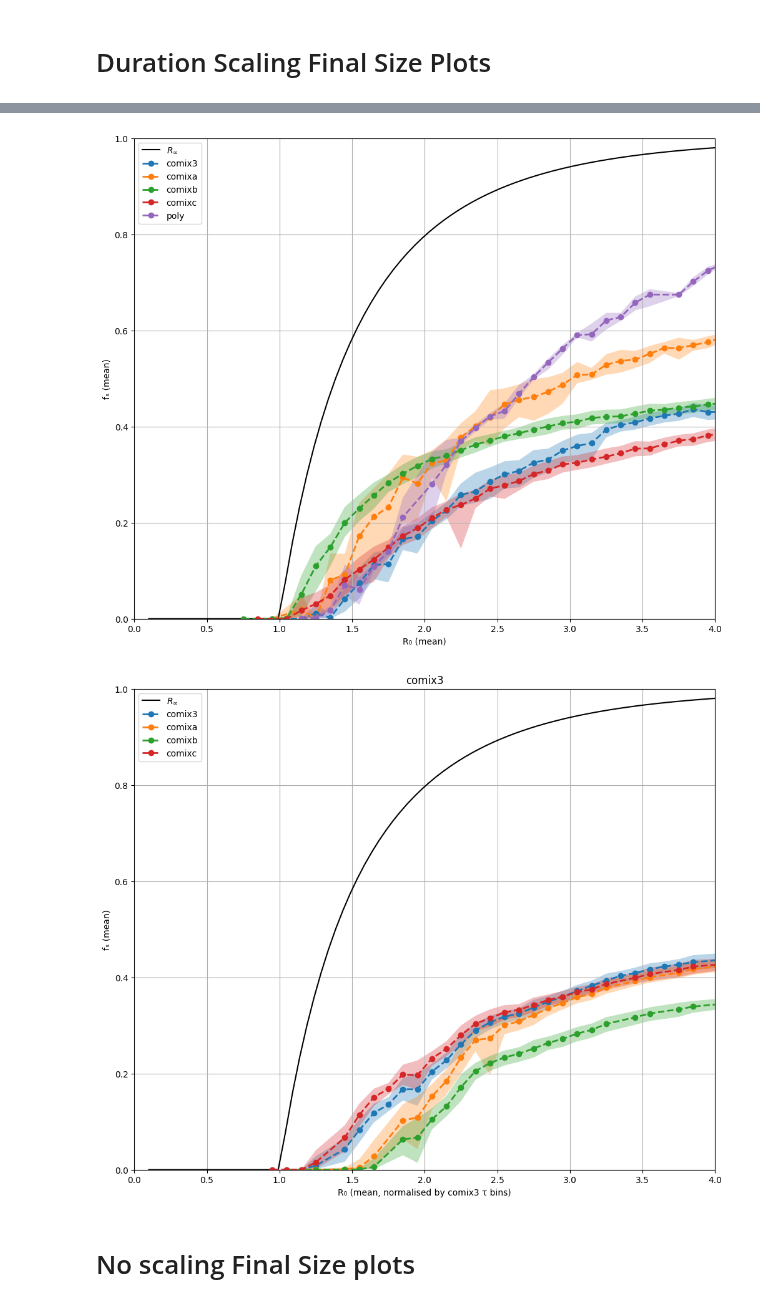
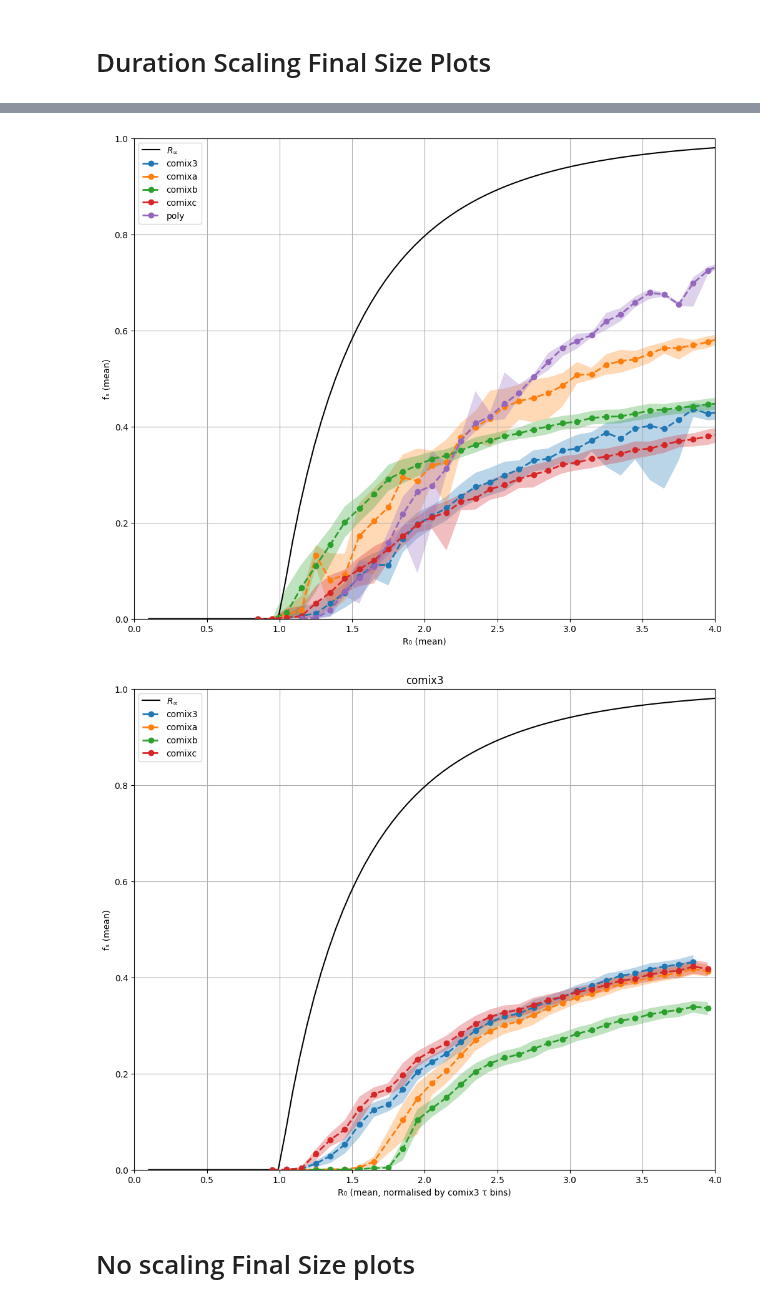
Before and after one commit to LukeMurrayKearney/Data-Driven-Networks-Code, a Jupyter notebook: duration+ages/beta_choices.ipynb, the cells around one changed output, grey strips where cells are left out. Drawn from its saved outputs; the diff is of its cells as text; code cells hidden in the pictures.

```diff
--- a/duration+ages/beta_choices.ipynb
+++ b/duration+ages/beta_choices.ipynb
@@ -338,7 +338,7 @@ Z_vals = final_size_array(R0_vals)
 plt.figure(figsize=(12,10))
 plt.plot(R0_vals, Z_vals, 'k', label=r'$R_\infty$')
 
-bin_edges = np.arange(0, 4.3, 0.1)
+bin_edges = np.arange(0, 4.2, 0.1)
 bin_centers = (bin_edges[:-1] + bin_edges[1:]) / 2
 
 with open(f'seir_sims/together/fs.json', 'r') as f:
@@ -347,14 +347,15 @@ with open(f'seir_sims/together/fs.json', 'r') as f:
 for key in compare.keys():
     fs_vals = [[] for _ in bin_centers]
     taus, r0, r02, r03, fs = compare[key]
-    r03_mean = [np.mean([b for b in a if b>0]) for a in r03 if len(a) > 0]
+    r03_mean = [np.mean([b for b in a if b>0]) if len(a) > 0 else np.nan for a in r03]
 
-    for tau_idx, tau_sim in enumerate([a for a in r03 if len(a) > 0]):
-        for val_idx, _ in enumerate(tau_sim):
-            for bin_idx in range(len(bin_edges) - 1):
-                if bin_edges[bin_idx] <= r03_mean[tau_idx] < bin_edges[bin_idx + 1]:
-                    fs_vals[bin_idx].append(fs[tau_idx][val_idx])
-                    break
+    for tau_idx, tau_sim in enumerate([a for a in r03]):
+        if len(tau_sim) > 0:
+            for val_idx, _ in enumerate(tau_sim):
+                for bin_idx in range(len(bin_edges) - 1):
+                    if bin_edges[bin_idx] <= r03_mean[tau_idx] < bin_edges[bin_idx + 1]:
+                        fs_vals[bin_idx].append(fs[tau_idx][val_idx])
+                        break
     fs_mean = [np.mean(a) if len(a) > 0 else np.nan for a in fs_vals]
     ## remove what did not take off
     fs_vals = [[b for b in a if b > fs_mean[idx]/3] for idx, a in enumerate(fs_vals)]
@@ -408,36 +409,36 @@ for ref_key in ref_keys:
             tau_value = taus[tau_idx]
             for bin_idx, tau_range in enumerate(tau_bins):
                 if np.isnan(tau_range[0]):
                     continue
                 if tau_range[0] <= tau_value <= tau_range[1]:
                     fs_vals[bin_idx].extend(fs[tau_idx])
                     break
 
         fs_mean = [np.mean(a) if len(a) > 0 else np.nan for a in fs_vals]
-        fs_vals = [[b for b in a if b > fs_mean[idx]/3] for idx, a in enumerate(fs_vals)]
+        fs_vals = [[b for b in a if b > fs_mean[idx]/2 and b < fs_mean[idx]*2] for idx, a in enumerate(fs_vals)]
         fs_mean = [np.mean(a) if len(a) > 0 else np.nan for a in fs_vals]
         ci_lower = [np.percentile(a, 5) if len(a) > 0 else np.nan for a in fs_vals]
         ci_upper = [np.percentile(a, 95) if len(a) > 0 else np.nan for a in fs_vals]
 
         bin_centers_tmp = bin_centers[~np.isnan(fs_mean)]
         fs_mean = np.array(fs_mean)[~np.isnan(fs_mean)]
         ci_lower = np.array(ci_lower)[~np.isnan(ci_lower)]
         ci_upper = np.array(ci_upper)[~np.isnan(ci_upper)]
 
         plt.plot(bin_centers_tmp, fs_mean, 'o--', label=key, linewidth=2)
         plt.fill_between(bin_centers_tmp, ci_lower, ci_upper, alpha=0.3)
 
     plt.title(f'{ref_key}')
     plt.xlabel("R₀ (mean, normalised by comix3 τ bins)")
     plt.ylabel("fₛ (mean)")
     plt.xlim(0, 4)
     plt.ylim(0, 1)
     plt.grid(True)
     plt.legend()
     plt.show()
 # %% [output]
-[figure, old version]
+[figure, new version]
-[figure, old version]
+[figure, new version]
 # %% [markdown]
 # No scaling Final Size plots
 # %%
```
Also changed, not shown: parts of 2 cells of this notebook, 5 other files.
